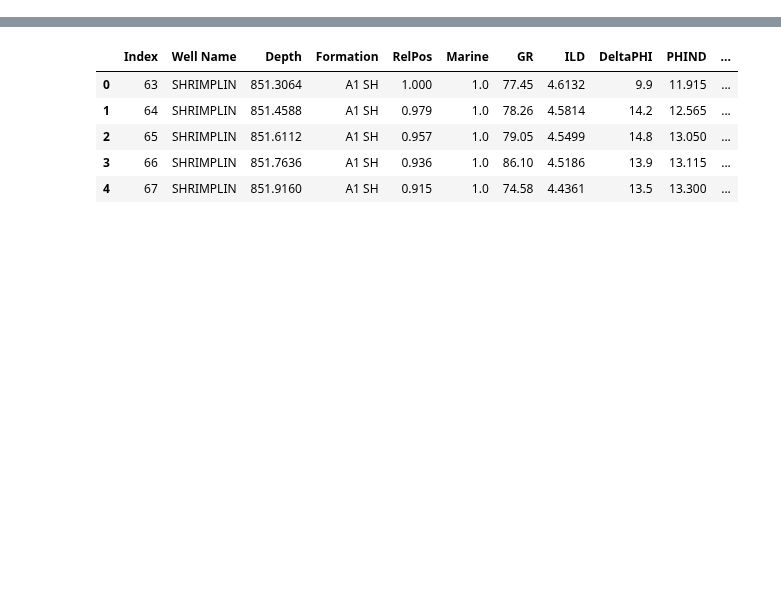
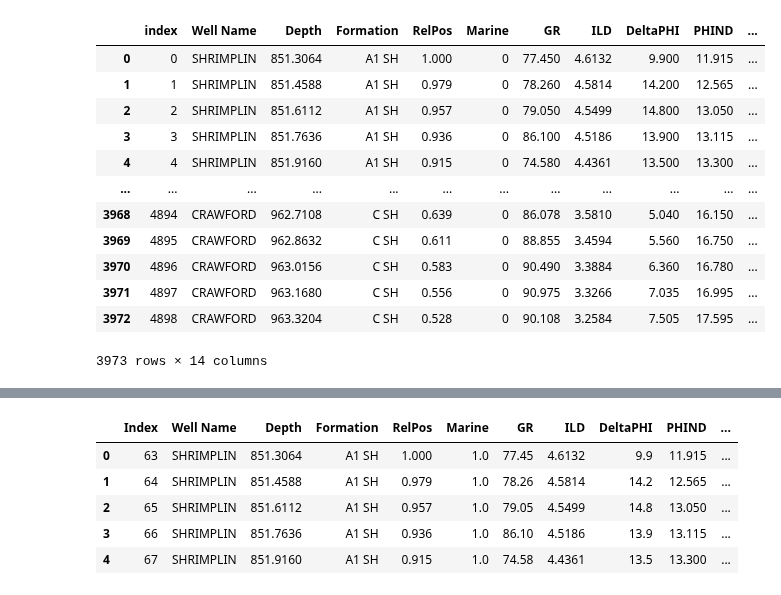
Before and after one commit to agilescientific/geocomputing, a Jupyter notebook: dev/Cleaning_panoma.ipynb, the cells around one changed output, grey strips where cells are left out. Cells and saved outputs as stored; diff of their text form; code cells hidden in the pictures; blank space fills up the shorter version.

```diff
--- a/dev/Cleaning_panoma.ipynb
+++ b/dev/Cleaning_panoma.ipynb
@@ -5,0 +31,21 @@ import pandas as pd
+# %%
+connection = connect('../data/panoma.db')
+sql_command = '''SELECT *
+FROM panoma
+'''
+
+pd.read_sql(sql_command, con=connection)
+# %% [output]
+|  | index | Well Name | Depth | Formation | RelPos | Marine | GR | ILD | DeltaPHI | PHIND | ... |
+| 0 | 0 | SHRIMPLIN | 851.3064 | A1 SH | 1.000 | 0 | 77.450 | 4.6132 | 9.900 | 11.915 | ... |
+| 1 | 1 | SHRIMPLIN | 851.4588 | A1 SH | 0.979 | 0 | 78.260 | 4.5814 | 14.200 | 12.565 | ... |
+| 2 | 2 | SHRIMPLIN | 851.6112 | A1 SH | 0.957 | 0 | 79.050 | 4.5499 | 14.800 | 13.050 | ... |
+| 3 | 3 | SHRIMPLIN | 851.7636 | A1 SH | 0.936 | 0 | 86.100 | 4.5186 | 13.900 | 13.115 | ... |
+| 4 | 4 | SHRIMPLIN | 851.9160 | A1 SH | 0.915 | 0 | 74.580 | 4.4361 | 13.500 | 13.300 | ... |
+| ... | ... | ... | ... | ... | ... | ... | ... | ... | ... | ... | ... |
+| 3968 | 4894 | CRAWFORD | 962.7108 | C SH | 0.639 | 0 | 86.078 | 3.5810 | 5.040 | 16.150 | ... |
+| 3969 | 4895 | CRAWFORD | 962.8632 | C SH | 0.611 | 0 | 88.855 | 3.4594 | 5.560 | 16.750 | ... |
+| 3970 | 4896 | CRAWFORD | 963.0156 | C SH | 0.583 | 0 | 90.490 | 3.3884 | 6.360 | 16.780 | ... |
+| 3971 | 4897 | CRAWFORD | 963.1680 | C SH | 0.556 | 0 | 90.975 | 3.3266 | 7.035 | 16.995 | ... |
+| 3972 | 4898 | CRAWFORD | 963.3204 | C SH | 0.528 | 0 | 90.108 | 3.2584 | 7.505 | 17.595 | ... |
+3973 rows × 14 columns
```
Also changed, not shown: parts of 37 cells of this notebook.
